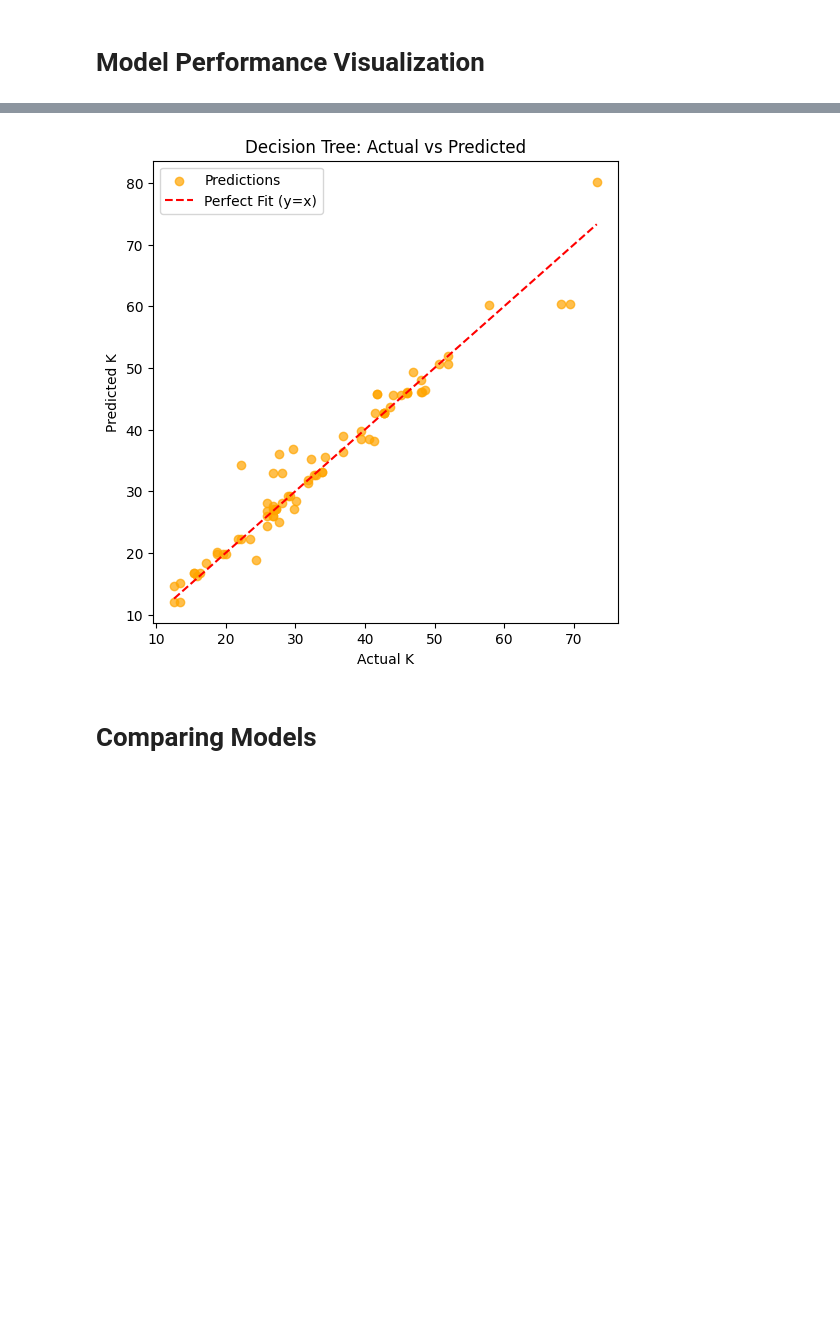
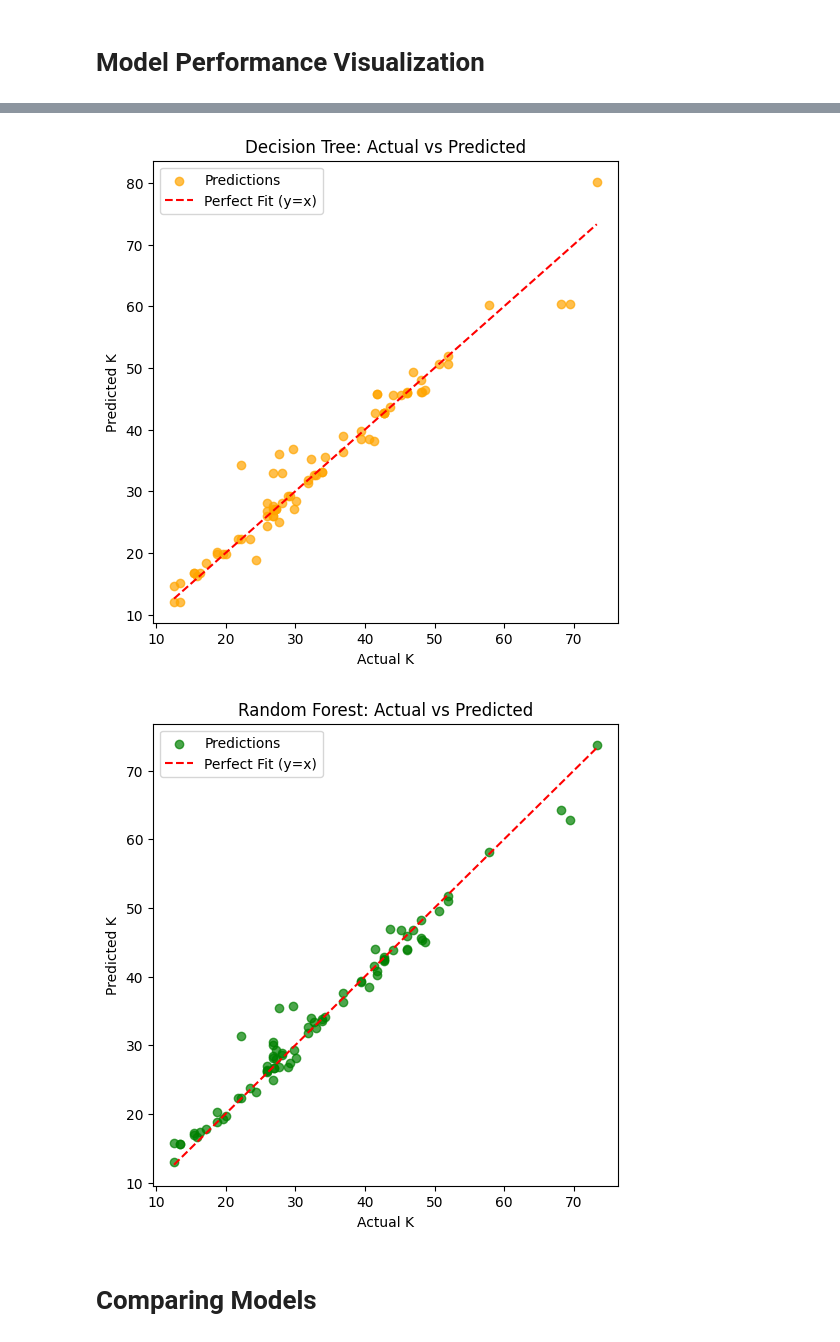
Before and after one commit to KuNaL8103/Thermoelectric-Properties-Prediction, a Jupyter notebook: Predicting_Thermoelectric_Properties_using_ML.ipynb, the cells around one changed output, grey strips where cells are left out. Saved outputs shown, nothing was run; the diff lists cells and outputs as text; code cells hidden in the pictures; blank space fills up the shorter version.

```diff
--- a/Predicting_Thermoelectric_Properties_using_ML.ipynb
+++ b/Predicting_Thermoelectric_Properties_using_ML.ipynb
@@ -121,26 +142,38 @@ Decision Tree Regression - MAE: 1.7265822784810132, RMSE: 2.9593447786608684, R2
 # %%
 # --- Linear Regression Predictions vs Actual ---
 plt.figure(figsize=(6,6))
 plt.scatter(y_test, y_pred, alpha=0.7, label="Predictions")
 plt.plot([y_test.min(), y_test.max()], [y_test.min(), y_test.max()], 'r--', label="Perfect Fit (y=x)")
 plt.xlabel("Actual K")
 plt.ylabel("Predicted K")
 plt.title("Linear Regression: Actual vs Predicted")
 plt.legend()
 plt.show()
 
 # --- Decision Tree Predictions vs Actual ---
 plt.figure(figsize=(6,6))
 plt.scatter(y_test, y_pred_dt, alpha=0.7, color='orange', label="Predictions")
 plt.plot([y_test.min(), y_test.max()], [y_test.min(), y_test.max()], 'r--', label="Perfect Fit (y=x)")
 plt.xlabel("Actual K")
 plt.ylabel("Predicted K")
 plt.title("Decision Tree: Actual vs Predicted")
 plt.legend()
 plt.show()
+
+
+# --- Random Forest Predictions vs Actual ---
+plt.figure(figsize=(6, 6))
+plt.scatter(y_test, y_pred_rf, alpha=0.7, color='green', label="Predictions")
+plt.plot([y_test.min(), y_test.max()], [y_test.min(), y_test.max()], 'r--', label="Perfect Fit (y=x)")
+plt.xlabel("Actual K")
+plt.ylabel("Predicted K")
+plt.title("Random Forest: Actual vs Predicted")
+plt.legend()
+plt.show()
 # %% [output]
 [figure]
 [figure]
+[figure, added]
 # %% [markdown]
 # Comparing Models
 # %%
```
Also changed, not shown: parts of 8 cells of this notebook.
